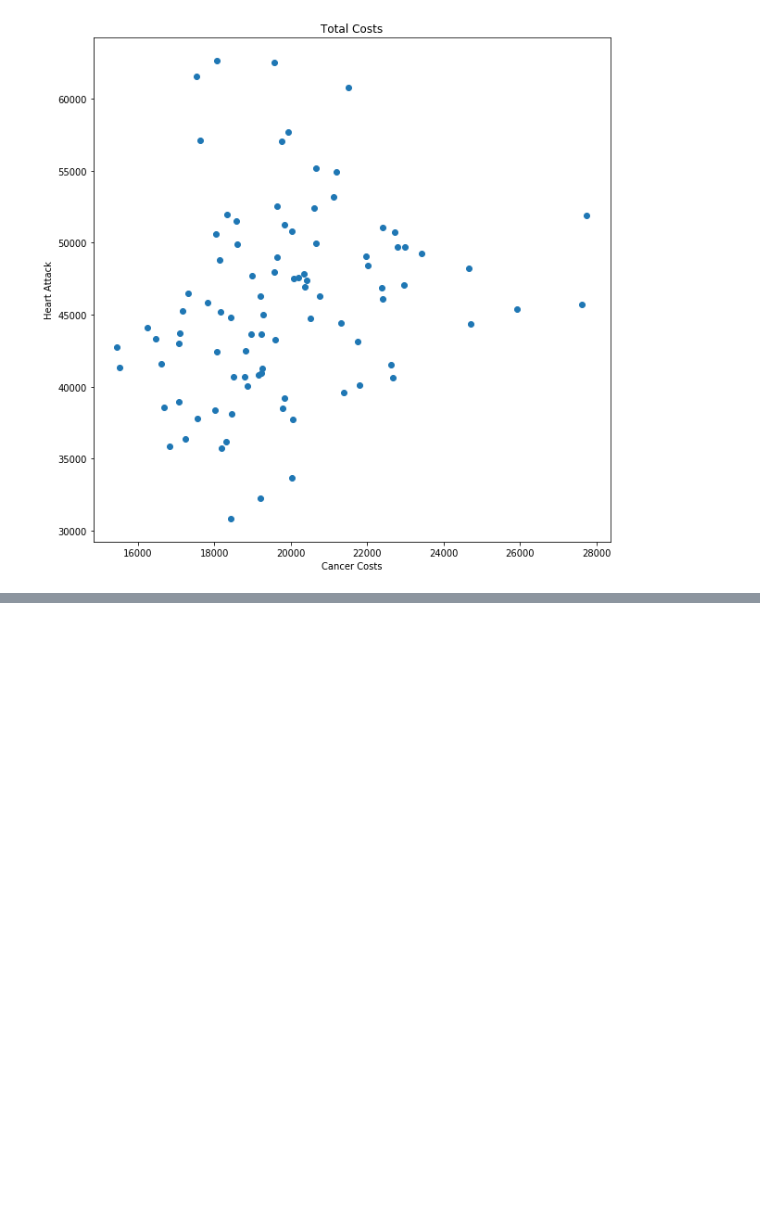
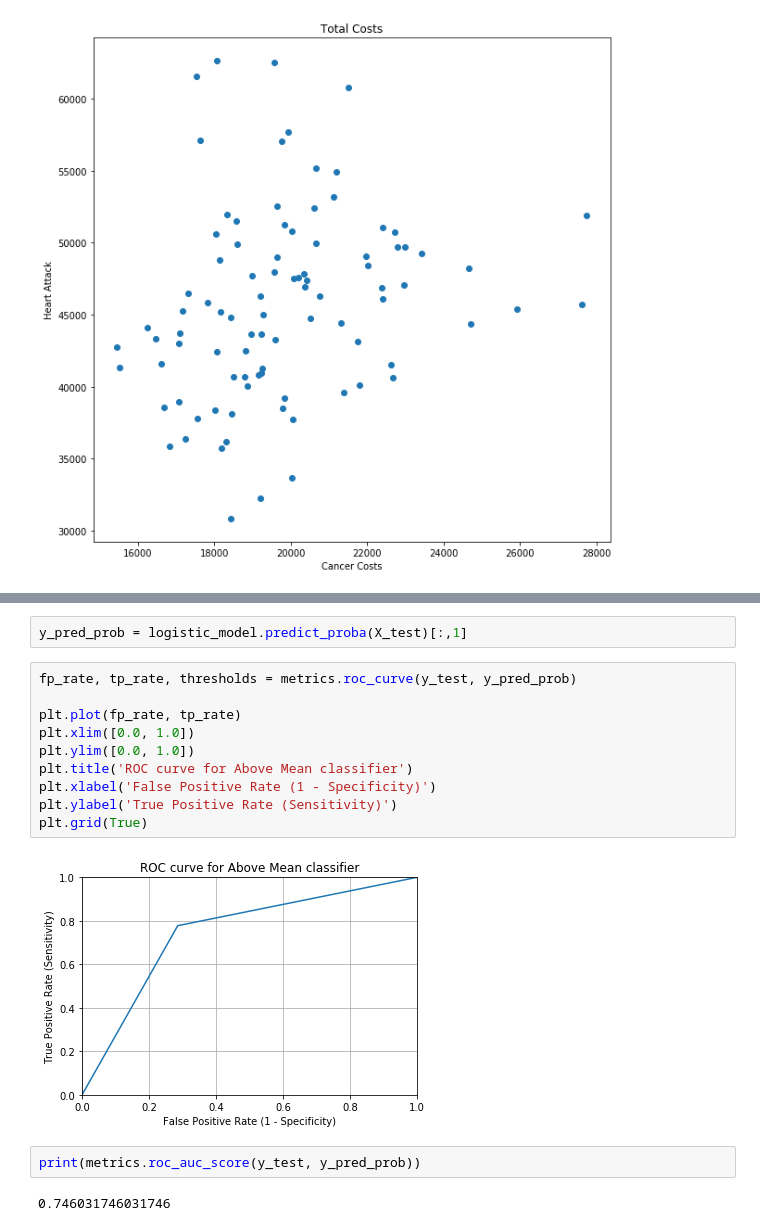
Before and after one commit to staylor08/vanderbilt-data-essentials-cohort-2, a Jupyter notebook: Week_1_ST.ipynb, the cells around one changed output, grey strips where cells are left out. Drawn from its saved outputs; the diff is of its cells as text; blank space fills up the shorter version.

```diff
--- a/Week_1_ST.ipynb
+++ b/Week_1_ST.ipynb
@@ -627,0 +784,18 @@ ax.set_title("Total Costs");
+# %%
+y_pred_prob = logistic_model.predict_proba(X_test)[:,1]
+# %%
+fp_rate, tp_rate, thresholds = metrics.roc_curve(y_test, y_pred_prob)
+
+plt.plot(fp_rate, tp_rate)
+plt.xlim([0.0, 1.0])
+plt.ylim([0.0, 1.0])
+plt.title('ROC curve for Above Mean classifier')
+plt.xlabel('False Positive Rate (1 - Specificity)')
+plt.ylabel('True Positive Rate (Sensitivity)')
+plt.grid(True)
+# %% [output]
+[figure, added]
+# %%
+print(metrics.roc_auc_score(y_test, y_pred_prob))
+# %% [output]
+0.746031746031746
```
Also changed, not shown: parts of 40 cells of this notebook, 1 other file.
